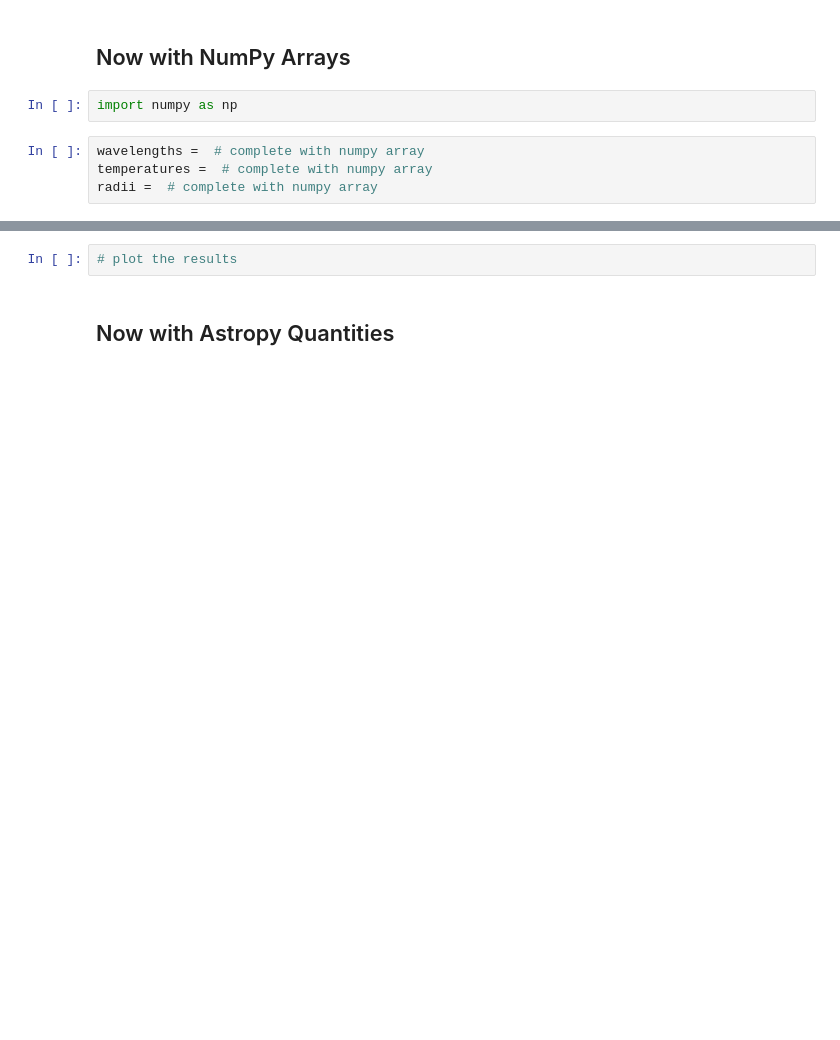
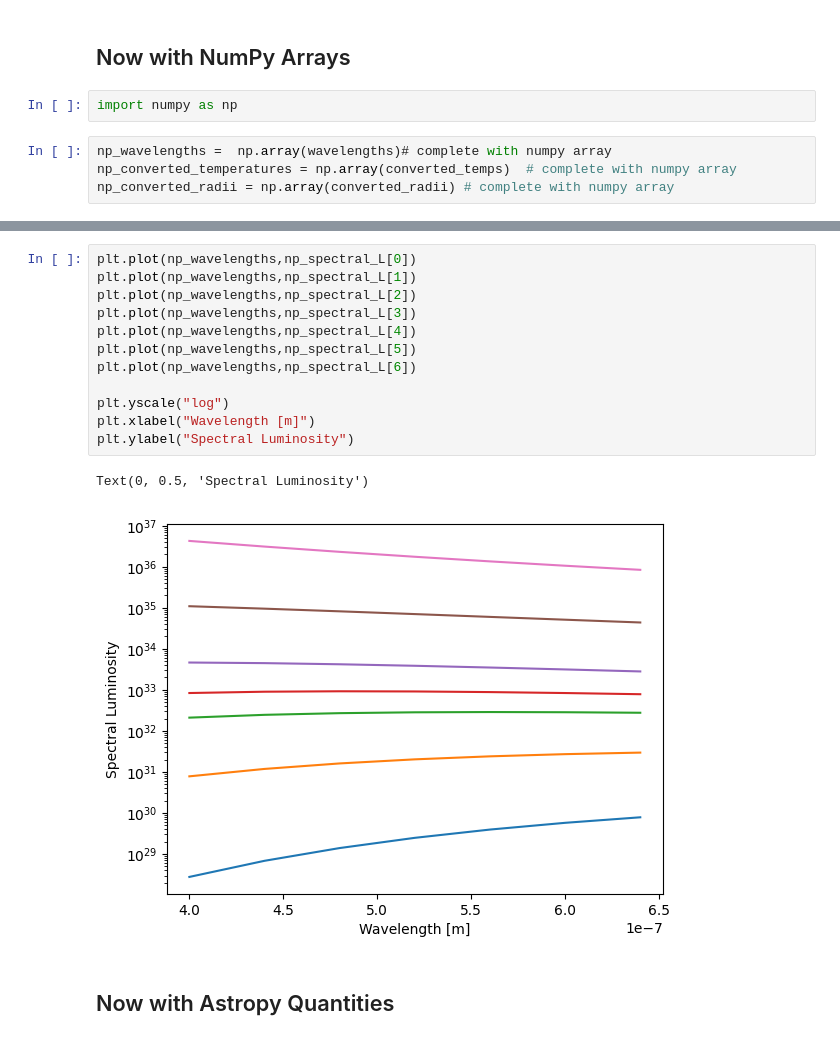
Before and after one commit to ASTR154/scientific-programming, a Jupyter notebook: scientific-programming.ipynb, the cells around one changed output, grey strips where cells are left out. Cells and saved outputs as stored; diff of their text form; blank space fills up the shorter version.

Commit message:
All graphs done need to do last part

```diff
--- a/scientific-programming.ipynb
+++ b/scientific-programming.ipynb
@@ -109,7 +106,7 @@ SyntaxError: invalid syntax (3929794588.py, line 1)
 # %%
 import numpy as np
 # %%
-wavelengths =  # complete with numpy array
-temperatures =  # complete with numpy array
-radii =  # complete with numpy array
+np_wavelengths =  np.array(wavelengths)# complete with numpy array
+np_converted_temperatures = np.array(converted_temps)  # complete with numpy array
+np_converted_radii = np.array(converted_radii) # complete with numpy array
 # %%
@@ -117,5 +132,18 @@ radii =  # complete with numpy array
 # %%
-# plot the results
+plt.plot(np_wavelengths,np_spectral_L[0])
+plt.plot(np_wavelengths,np_spectral_L[1])
+plt.plot(np_wavelengths,np_spectral_L[2])
+plt.plot(np_wavelengths,np_spectral_L[3])
+plt.plot(np_wavelengths,np_spectral_L[4])
+plt.plot(np_wavelengths,np_spectral_L[5])
+plt.plot(np_wavelengths,np_spectral_L[6])
+
+plt.yscale("log")
+plt.xlabel("Wavelength [m]")
+plt.ylabel("Spectral Luminosity")
+# %% [output]
+Text(0, 0.5, 'Spectral Luminosity')
+[figure, added]
 # %% [markdown]
 ## Now with Astropy Quantities
 # %%
```
Also changed, not shown: parts of 12 cells of this notebook.
